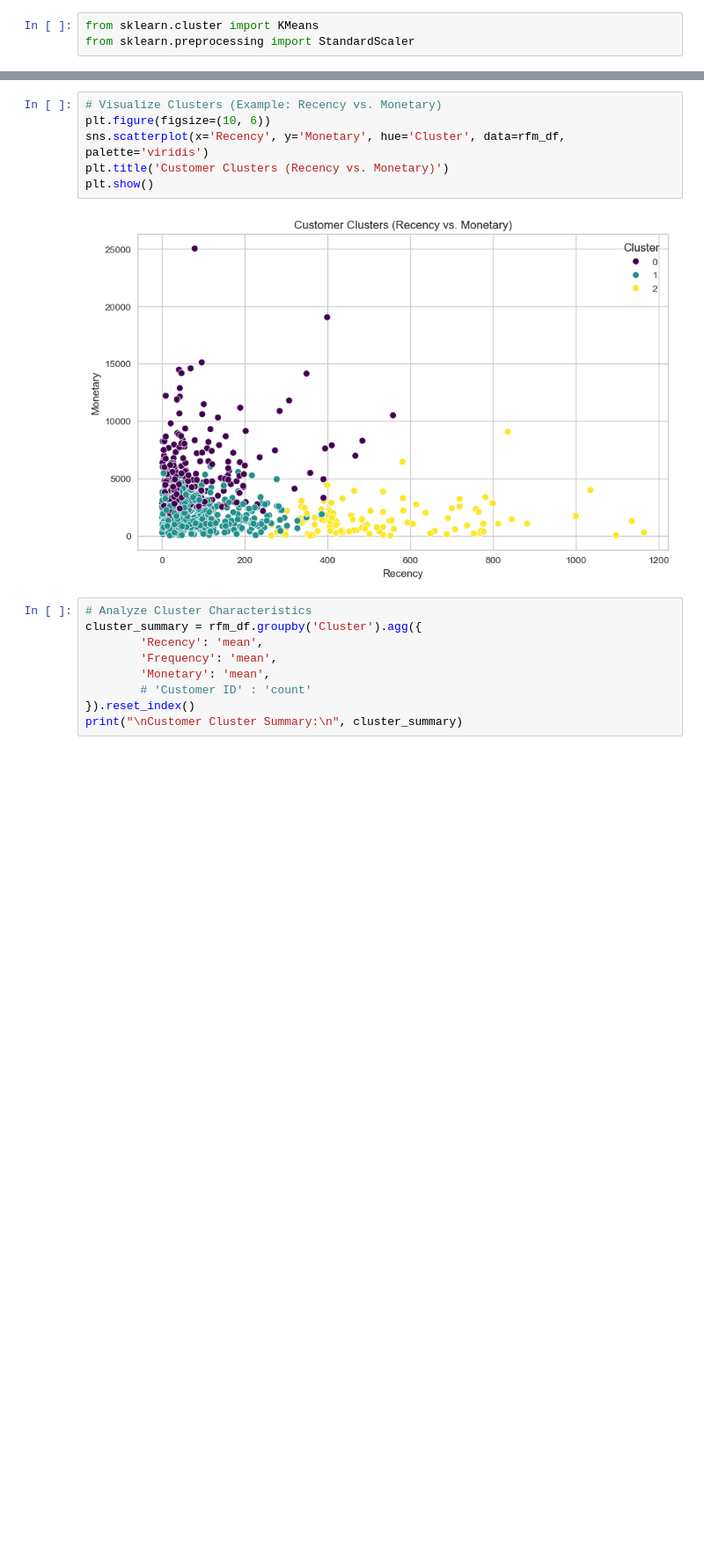
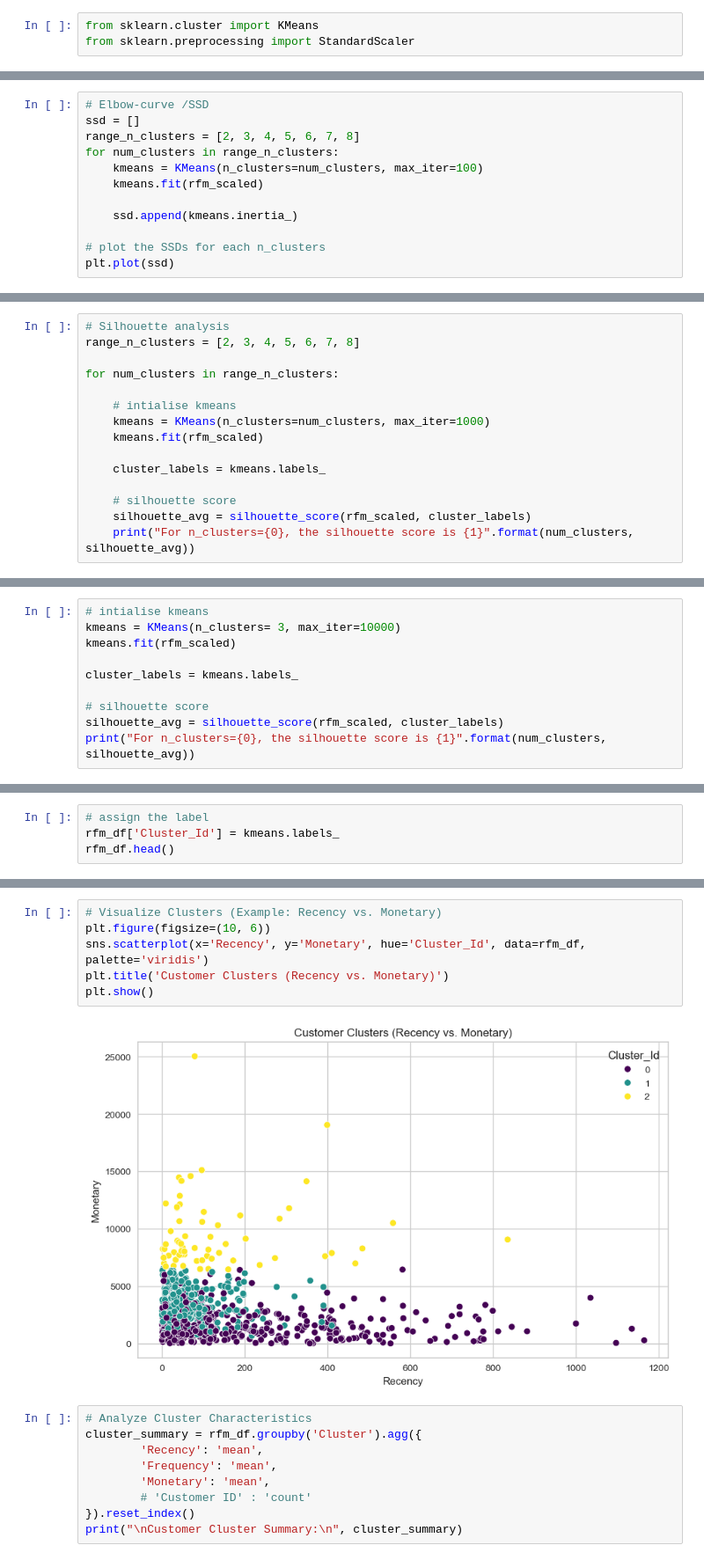
Before and after one commit to Sudha25a/E-Commerce-Project, a Jupyter notebook: E Commerce Analysis .ipynb, the cells around one changed output, grey strips where cells are left out. Shown at 88% size. Saved outputs shown, nothing was run; the diff lists cells and outputs as text; blank space fills up the shorter version.

```diff
--- a/E Commerce Analysis .ipynb
+++ b/E Commerce Analysis .ipynb
@@ -222,0 +285,12 @@ rfm_df.head()
+# %%
+# Elbow-curve /SSD
+ssd = []
+range_n_clusters = [2, 3, 4, 5, 6, 7, 8]
+for num_clusters in range_n_clusters:
+    kmeans = KMeans(n_clusters=num_clusters, max_iter=100)
+    kmeans.fit(rfm_scaled)
+
+    ssd.append(kmeans.inertia_)
+
+# plot the SSDs for each n_clusters
+plt.plot(ssd)
@@ -222,0 +300,15 @@ rfm_df.head()
+# %%
+# Silhouette analysis
+range_n_clusters = [2, 3, 4, 5, 6, 7, 8]
+
+for num_clusters in range_n_clusters:
+
+    # intialise kmeans
+    kmeans = KMeans(n_clusters=num_clusters, max_iter=1000)
+    kmeans.fit(rfm_scaled)
+
+    cluster_labels = kmeans.labels_
+
+    # silhouette score
+    silhouette_avg = silhouette_score(rfm_scaled, cluster_labels)
+    print("For n_clusters={0}, the silhouette score is {1}".format(num_clusters, silhouette_avg))
@@ -222,0 +323,10 @@ rfm_df.head()
+# %%
+# intialise kmeans
+kmeans = KMeans(n_clusters= 3, max_iter=10000)
+kmeans.fit(rfm_scaled)
+
+cluster_labels = kmeans.labels_
+
+# silhouette score
+silhouette_avg = silhouette_score(rfm_scaled, cluster_labels)
+print("For n_clusters={0}, the silhouette score is {1}".format(num_clusters, silhouette_avg))
@@ -222,0 +335,4 @@ rfm_df.head()
+# %%
+# assign the label
+rfm_df['Cluster_Id'] = kmeans.labels_
+rfm_df.head()
@@ -223,11 +433,11 @@ rfm_df.head()
 # %%
 # Visualize Clusters (Example: Recency vs. Monetary)
 plt.figure(figsize=(10, 6))
-sns.scatterplot(x='Recency', y='Monetary', hue='Cluster', data=rfm_df, palette='viridis')
+sns.scatterplot(x='Recency', y='Monetary', hue='Cluster_Id', data=rfm_df, palette='viridis')
 plt.title('Customer Clusters (Recency vs. Monetary)')
 plt.show()
 # %% [output]
-[figure, old version]
+[figure, new version]
 # %%
 # Analyze Cluster Characteristics
 cluster_summary = rfm_df.groupby('Cluster').agg({
```
Also changed, not shown: parts of 21 cells of this notebook.
